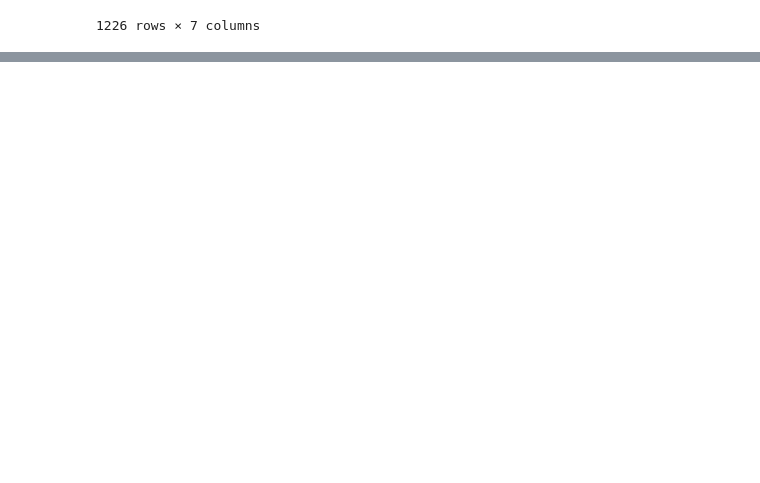
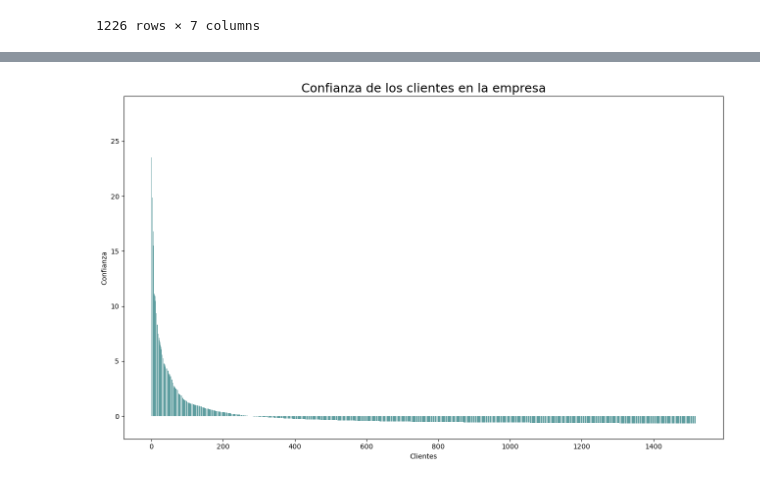
Before and after one commit to luisejdm/Analisis_de_datos_financieros_y_de_diseno_de_indicadores, a Jupyter notebook: Proyecto/Proyecto.ipynb, the cells around one changed output, grey strips where cells are left out. Cells and saved outputs as stored; diff of their text form; code cells hidden in the pictures; blank space fills up the shorter version.

```diff
--- a/Proyecto/Proyecto.ipynb
+++ b/Proyecto/Proyecto.ipynb
@@ -367,0 +523,8 @@ confianza.head()
+# %%
+df_for_scaler = confianza[['Retorno', 'Ingreso_Total']]
+
+scaler = StandardScaler()
+df_scaled = scaler.fit_transform(df_for_scaler[['Retorno', 'Ingreso_Total']])
+
+df_scaled = pd.DataFrame(df_scaled, columns = confianza.columns[-2:])
+df_scaled.head()
@@ -411,0 +573,4 @@ g = semplot(mod, 'pd.png')
+# %%
+df_scaled['Cliente'] = confianza['CLIENTE']
+df_scaled = df_scaled.set_index('Cliente').reset_index()
+df_scaled
@@ -411,0 +591,18 @@ g = semplot(mod, 'pd.png')
+# %%
+confianza_factors = [1, 0.988]
+
+confianza_var = ['Retorno', 'Ingreso_Total']
+
+def calculate_latent_values(df, factors, var):
+    resultado = pd.DataFrame()
+    for i in range(len(factors)):
+        resultado[var[i]] =  df.iloc[:, i] * factors[i]
+    resultado['Latent Value'] = resultado.sum(axis=1)
+    resultado = resultado['Latent Value']
+    return resultado
+
+confianza_prediccion = calculate_latent_values(df_scaled[confianza_var], confianza_factors, confianza_var)
+results = pd.DataFrame()
+results[['Cliente', 'Retorno', 'Ingreso Total']] = df_scaled
+results['Confianza'] = confianza_prediccion
+results.head()
@@ -411,0 +616,12 @@ g = semplot(mod, 'pd.png')
+# %%
+results_sorted = results.sort_values('Confianza', ascending=False).reset_index()
+results_sorted = results_sorted.drop(columns=['index'])
+# %%
+plt.figure(figsize=(13,8))
+plt.bar(results_sorted.index, results_sorted['Confianza'], color='cadetblue')
+plt.title('Confianza de los clientes en la empresa', fontsize=18)
+plt.xlabel('Clientes')
+plt.ylabel('Confianza')
+plt.tight_layout()
+# %% [output]
+[figure, added]
```
Also changed, not shown: parts of 53 cells of this notebook, 5 other files.
